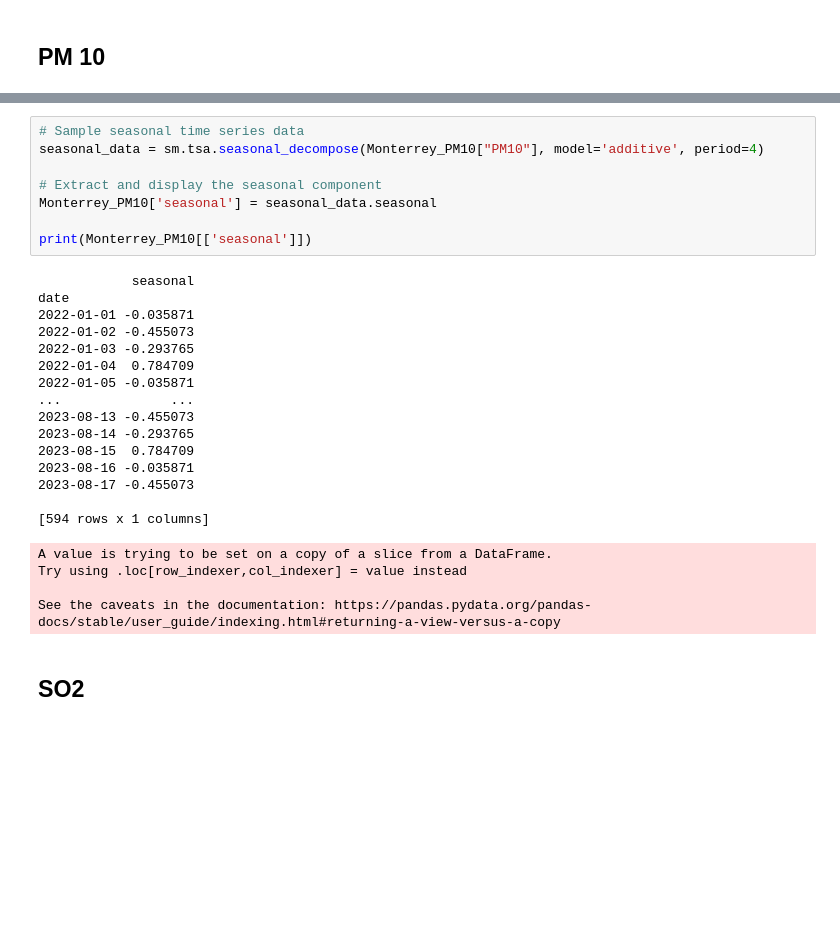
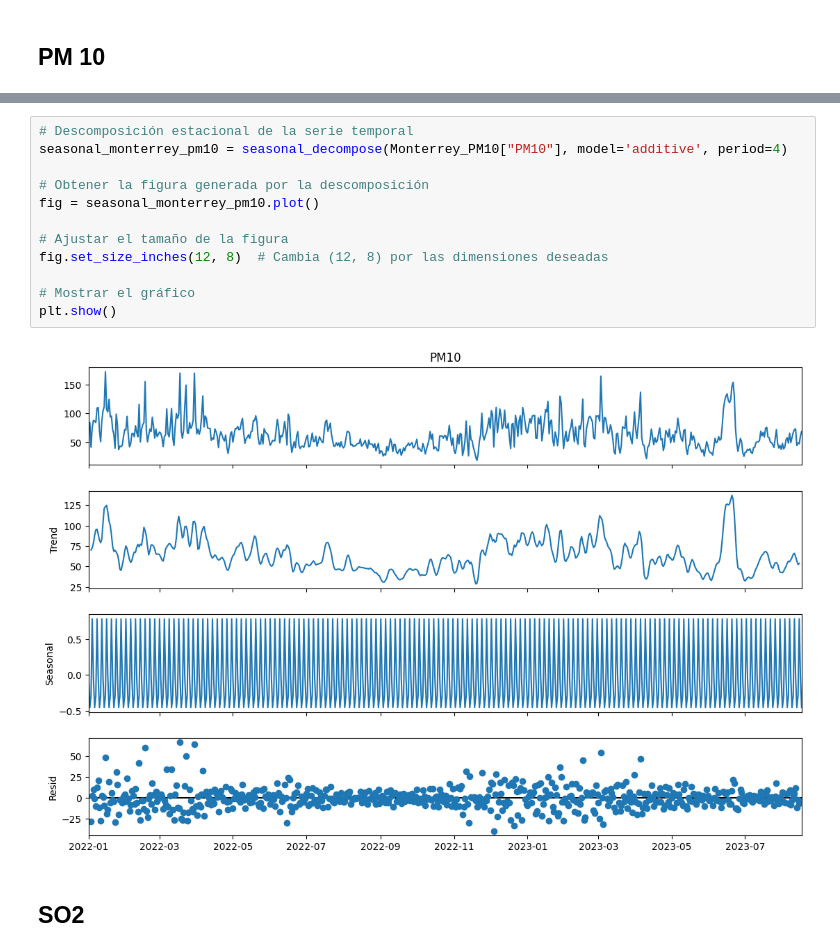
Before and after one commit to XJoseAntonioX/Air_quality_analysis_and_forecasting, a Jupyter notebook: Analisis_Series_Tiempo.ipynb, the cells around one changed output, grey strips where cells are left out. Cells and saved outputs as stored; diff of their text form; blank space fills up the shorter version.

```diff
--- a/Analisis_Series_Tiempo.ipynb
+++ b/Analisis_Series_Tiempo.ipynb
@@ -229,31 +271,17 @@ Top 10 para la variable 'SR':
-# %%
-# Sample seasonal time series data
-seasonal_data = sm.tsa.seasonal_decompose(Monterrey_PM10["PM10"], model='additive', period=4)
-
-# Extract and display the seasonal component
-Monterrey_PM10['seasonal'] = seasonal_data.seasonal
-
-print(Monterrey_PM10[['seasonal']])
-# %% [output]
-            seasonal
-date
-2022-01-01 -0.035871
-2022-01-02 -0.455073
-2022-01-03 -0.293765
-2022-01-04  0.784709
-2022-01-05 -0.035871
-...              ...
-2023-08-13 -0.455073
-2023-08-14 -0.293765
-2023-08-15  0.784709
-2023-08-16 -0.035871
-2023-08-17 -0.455073
-
-[594 rows x 1 columns]
-A value is trying to be set on a copy of a slice from a DataFrame.
-Try using .loc[row_indexer,col_indexer] = value instead
-
-See the caveats in the documentation: https://pandas.pydata.org/pandas-docs/stable/user_guide/indexing.html#returning-a-view-versus-a-copy
+# %%
+# Descomposición estacional de la serie temporal
+seasonal_monterrey_pm10 = seasonal_decompose(Monterrey_PM10["PM10"], model='additive', period=4)
+
+# Obtener la figura generada por la descomposición
+fig = seasonal_monterrey_pm10.plot()
+
+# Ajustar el tamaño de la figura
+fig.set_size_inches(12, 8)  # Cambia (12, 8) por las dimensiones deseadas
+
+# Mostrar el gráfico
+plt.show()
+# %% [output]
+[figure, added]
 # %% [markdown]
 ## SO2
 # %% [markdown]
```
Also changed, not shown: parts of 12 cells of this notebook, 1 other file.
